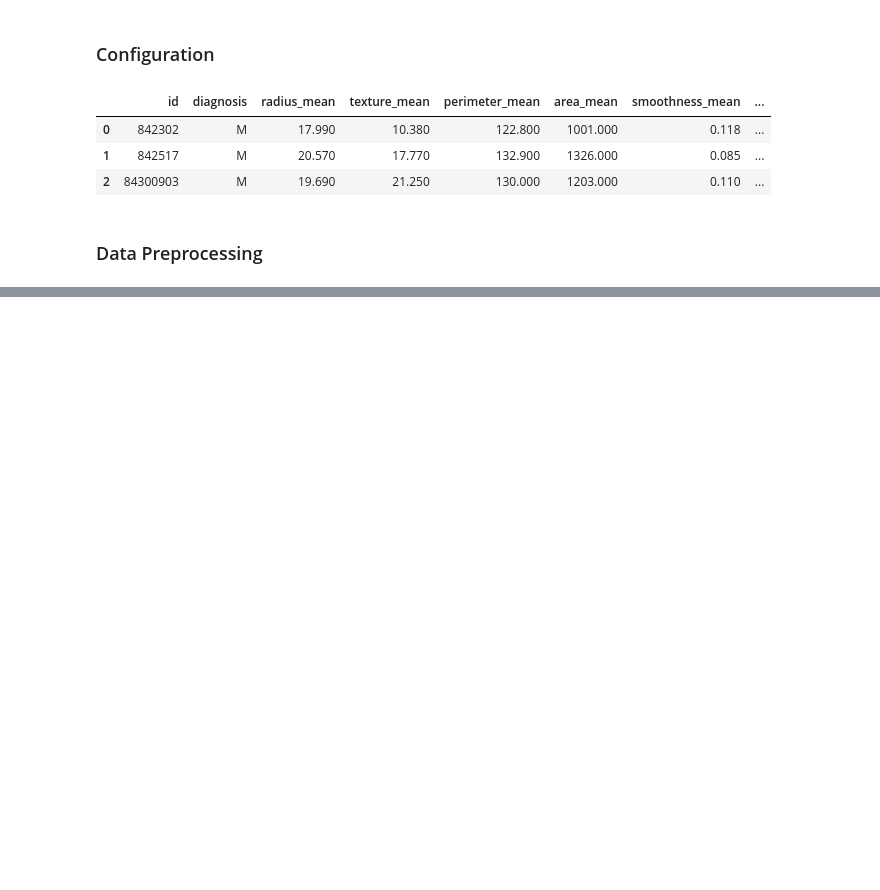
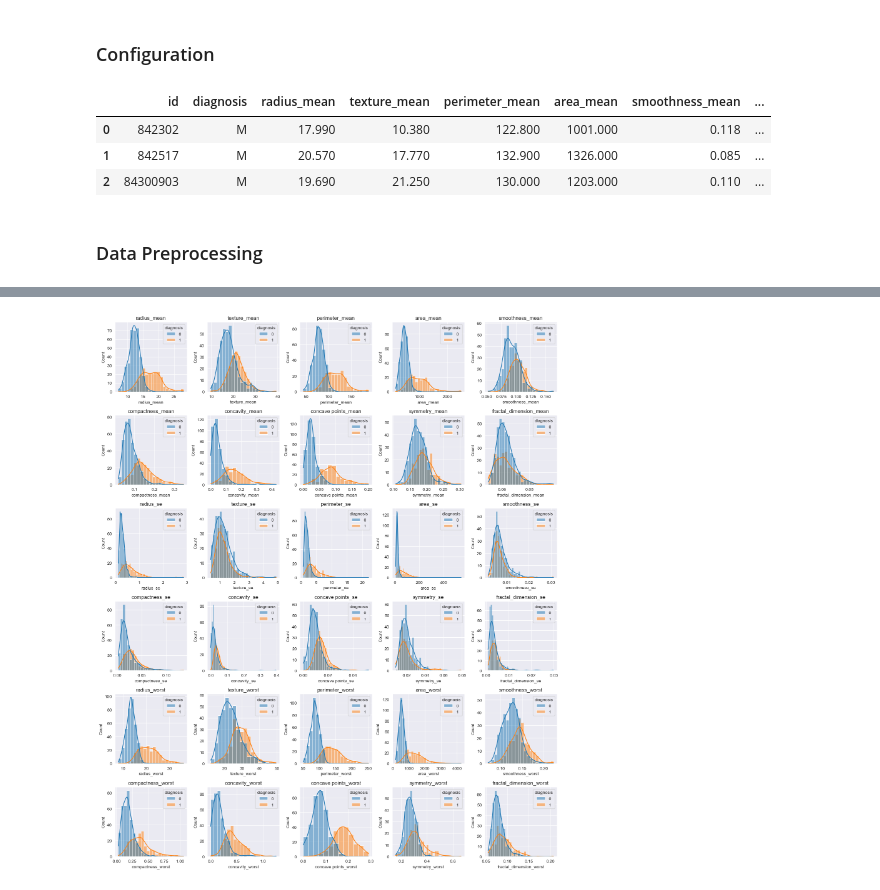
Before and after one commit to Dilshan7704/Breast-Cancer-Diagnosis-Analysis, a Jupyter notebook: Breast_canser_analysis_best_model.ipynb, the cells around one changed output, grey strips where cells are left out. Cells and saved outputs as stored; diff of their text form; code cells hidden in the pictures; blank space fills up the shorter version.

```diff
--- a/Breast_canser_analysis_best_model.ipynb
+++ b/Breast_canser_analysis_best_model.ipynb
@@ -45,0 +131,12 @@ df['diagnosis']=df['diagnosis'].map({'M':1,'B':0})
+# %%
+# identify using histogram
+fig, axes= plt.subplots(6,5, figsize=(15,18))
+axes=axes.flatten()
+
+for i, col in enumerate(df.columns[1:]):
+    sns.histplot(data=df, x=col, hue='diagnosis', ax=axes[i], kde=True)
+    axes[i].set_title(col)
+plt.tight_layout()
+plt.show()
+# %% [output]
+[figure, added]
```
Also changed, not shown: parts of 18 cells of this notebook.
